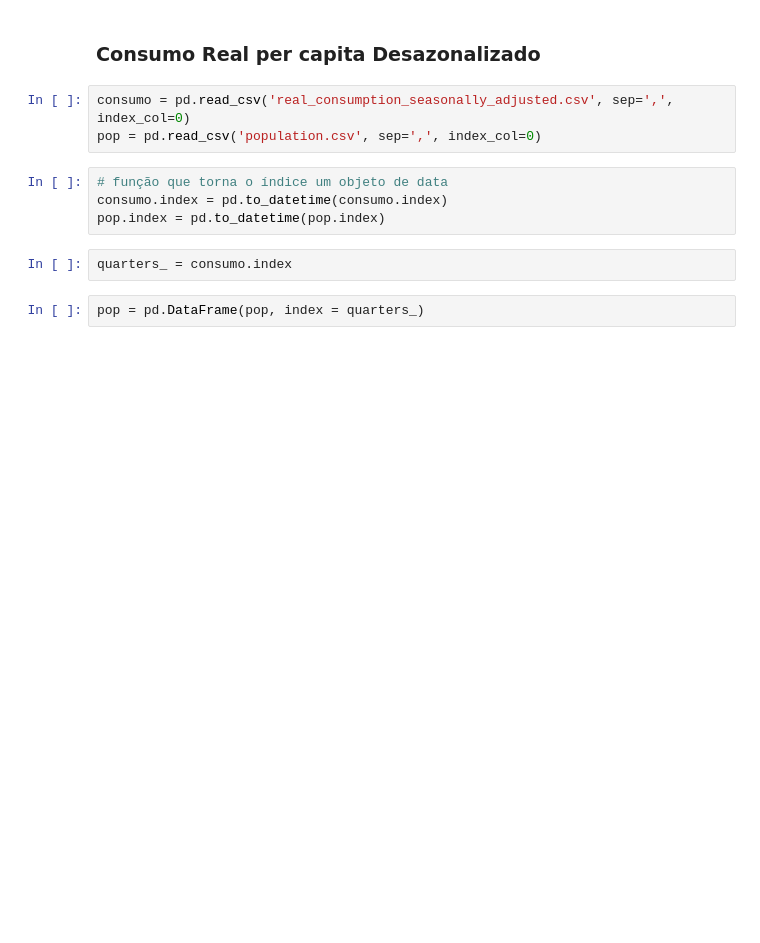
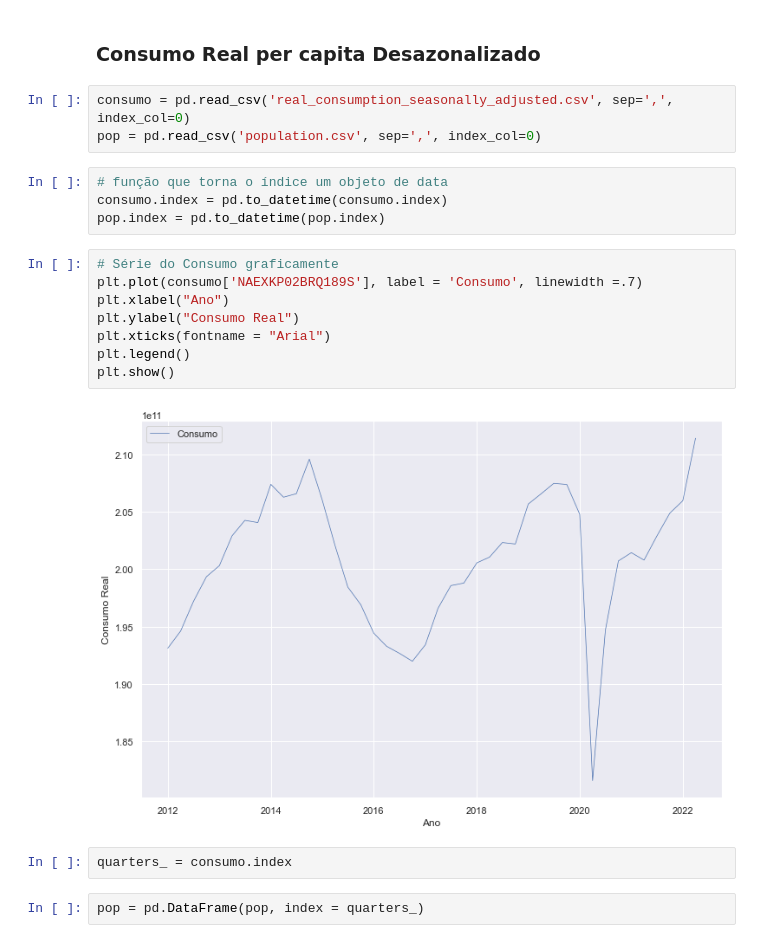
Before and after one commit to guimasuko/stochastic_discount_factor, a Jupyter notebook: stochastic_discount_factor.ipynb, the cells around one changed output. Cells and saved outputs as stored; diff of their text form; blank space fills up the shorter version.

```diff
--- a/stochastic_discount_factor.ipynb
+++ b/stochastic_discount_factor.ipynb
@@ -227,6 +251,16 @@ pop = pd.read_csv('population.csv', sep=',', index_col=0)
 # função que torna o índice um objeto de data
 consumo.index = pd.to_datetime(consumo.index)
 pop.index = pd.to_datetime(pop.index)
+# %%
+# Série do Consumo graficamente
+plt.plot(consumo['NAEXKP02BRQ189S'], label = 'Consumo', linewidth =.7)
+plt.xlabel("Ano")
+plt.ylabel("Consumo Real")
+plt.xticks(fontname = "Arial")
+plt.legend()
+plt.show()
+# %% [output]
+[figure, added]
 # %%
 quarters_ = consumo.index
 # %%
```
Also changed, not shown: parts of 4 cells of this notebook.
